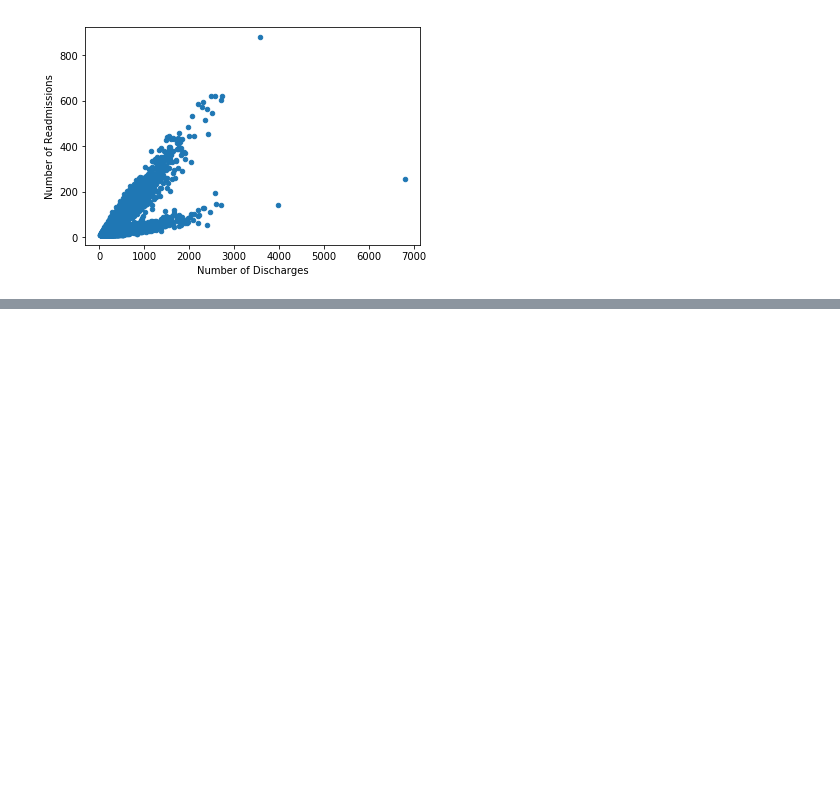
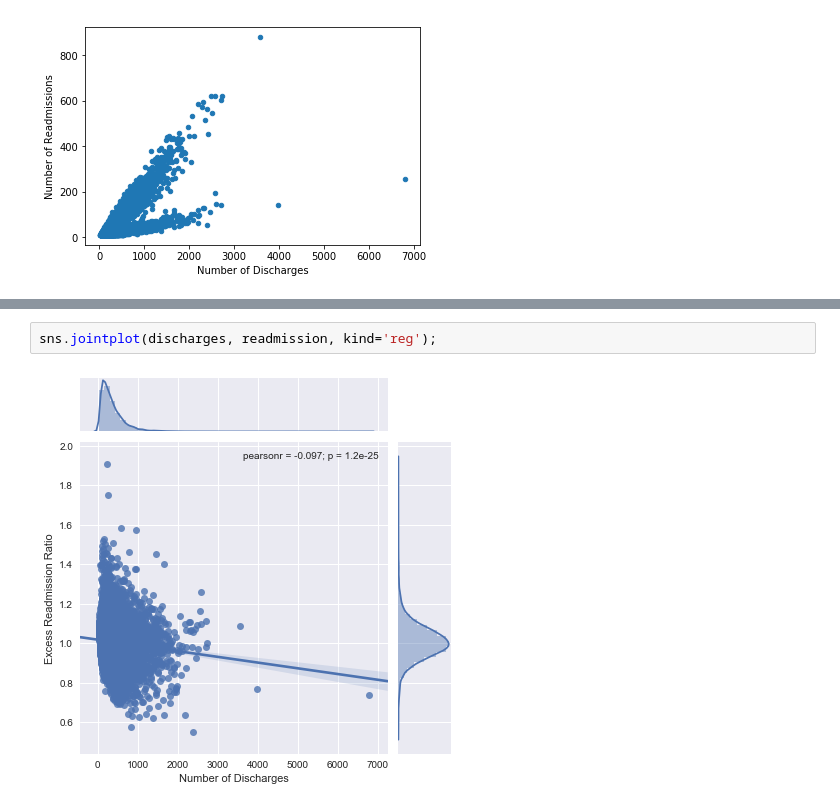
Before and after one commit to ning-leung/EDA_3_hosp_readmit, a Jupyter notebook: sliderule_dsi_inferential_statistics_exercise_3.ipynb, the cells around one changed output, grey strips where cells are left out. Drawn from its saved outputs; the diff is of its cells as text; blank space fills up the shorter version.

```diff
--- a/sliderule_dsi_inferential_statistics_exercise_3.ipynb
+++ b/sliderule_dsi_inferential_statistics_exercise_3.ipynb
@@ -176,0 +313,4 @@ p value = 1.222547377680967e-25
+# %%
+sns.jointplot(discharges, readmission, kind='reg');
+# %% [output]
+[figure, added]
```
Also changed, not shown: parts of 31 cells of this notebook.
